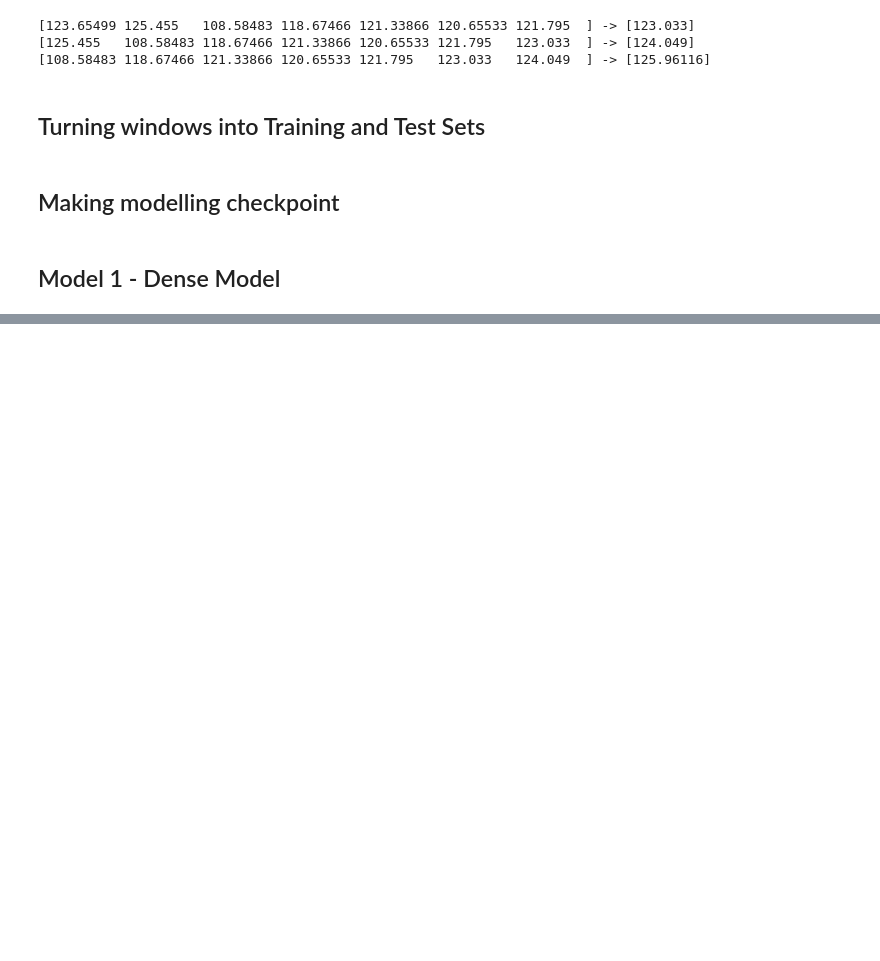
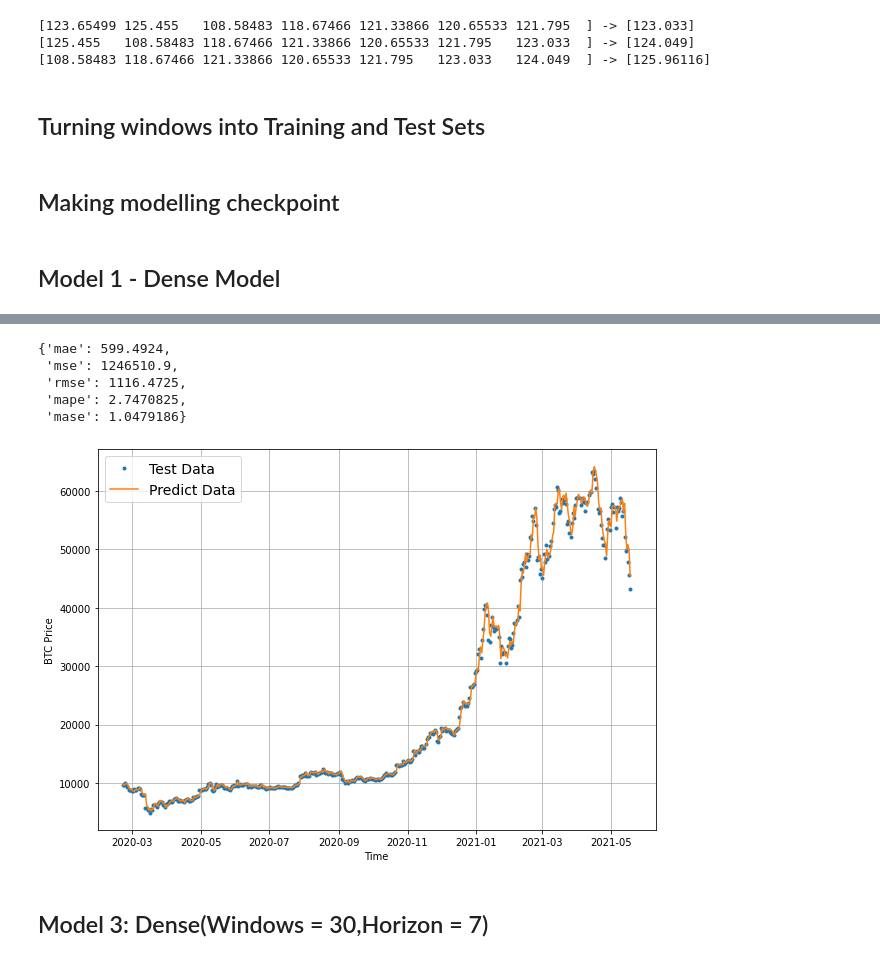
Before and after one commit to ShyamSundhar1411/My-ML-Notebooks, a Jupyter notebook: Milestone Projects/Milestone_Project_3_Bitpredict.ipynb, the cells around one changed output, grey strips where cells are left out. Drawn from its saved outputs; the diff is of its cells as text; code cells hidden in the pictures; blank space fills up the shorter version.

Commit message:
Model-2 and Model-3

```diff
--- a/Milestone Projects/Milestone_Project_3_Bitpredict.ipynb
+++ b/Milestone Projects/Milestone_Project_3_Bitpredict.ipynb
@@ -454,0 +412,18 @@ plot_time_series(timesteps = x_test[-len(test_windows):],values = model_1_preds,
+# %%
+train_windows,test_windows,train_labels,test_labels = make_train_test_splits(full_windows,full_labels)
+# %%
+model_2 = tf.keras.Sequential([
+    layers.Dense(128,activation = "relu"),
+    layers.Dense(1,activation = "linear"),
+],name = "model_2_dense")
+model_2.compile(loss = "mae",metrics = ["mae"],optimizer = "adam")
+# %%
+history_2 = model_2.fit(
+    train_windows,
+    train_labels,
+    epochs = 100,
+    verbose = 1,
+    batch_size = 128,
+    validation_data = (test_windows,test_labels),
+    callbacks = [create_model_checkpoint(model_name = model_2.name)]
+)
@@ -454,0 +449,2 @@ plot_time_series(timesteps = x_test[-len(test_windows):],values = model_1_preds,
+# %%
+model_2_preds = make_preds(model_2,test_windows)
@@ -454,0 +453,17 @@ plot_time_series(timesteps = x_test[-len(test_windows):],values = model_1_preds,
+# %%
+evaluation_metrics(y_true = tf.squeeze(test_labels),y_pred=model_2_preds)
+# %% [output]
+{'mae': 599.4924,
+ 'mse': 1246510.9,
+ 'rmse': 1116.4725,
+ 'mape': 2.7470825,
+ 'mase': 1.0479186}
+# %%
+offset = 100
+plt.figure(figsize = (10,7))
+plot_time_series(timesteps = x_test[-len(test_windows):],values = test_labels[:,0],start = offset,label = "Test Data")
+plot_time_series(timesteps = x_test[-len(test_windows):],values = model_2_preds,start = offset,label = "Predict Data",format = "-")
+# %% [output]
+[figure, added]
+# %% [markdown]
+## Model 3: Dense(Windows = 30,Horizon = 7)
```
Also changed, not shown: parts of 20 cells of this notebook.
